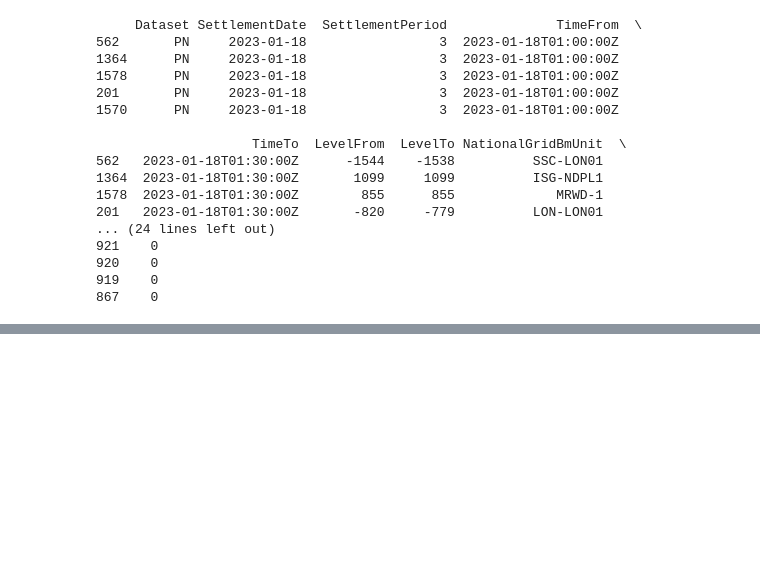
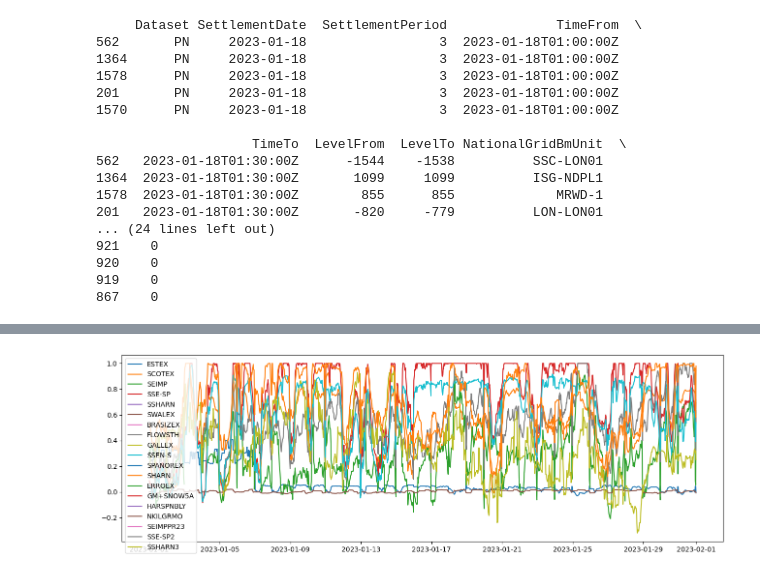
Before and after one commit to LukasFrankenQ/LMP, a Jupyter notebook: notebooks/temp_process_bmdata.ipynb, the cells around one changed output, grey strips where cells are left out. Drawn from its saved outputs; the diff is of its cells as text; code cells hidden in the pictures; blank space fills up the shorter version.

```diff
--- a/notebooks/temp_process_bmdata.ipynb
+++ b/notebooks/temp_process_bmdata.ipynb
@@ -447,3 +447,27 @@ wiki_within.head()
 | 9 | 57.262111 | -4.483528 | FOYE-2 | 6842 | 300.0 | http://www.wikidata.org/entity/Q1... | Q11969812 | Q339353 |
 | 10 | 57.216700 | -1.983330 | ABRBO-1 | 2505 | 96.8 | http://www.wikidata.org/entity/Q1... | Q17509465 | Q1357601 |
 | 14 | 52.980800 | -3.968890 | FFES-3 | 6840 | 360.0 | http://www.wikidata.org/entity/Q5... | Q5446209 | Q339353 |
+# %%
+import pandas as pd
+from pathlib import Path
+
+df = pd.read_csv(Path.cwd().parent / 'data' / 'day-ahead-constraints-limits-and-flow-output-v1.5.csv', index_col=0, parse_dates=True)
+# %%
+df['share'] = df['Flow (MW)'] / df['Limit (MW)']
+# %%
+import matplotlib.pyplot as plt
+
+fig, ax = plt.subplots(1, 1, figsize=(16, 5))
+
+for g in df.index.unique():
+    ss = df.loc[g]
+    ss.index = pd.to_datetime(ss['Date (GMT/BST)'], format='mixed')
+
+    ss = ss.loc[pd.Timestamp('2023-01'):pd.Timestamp('2023-02')]
+    ax.plot(ss.index, ss['share'], label=g)
+
+ax.legend()
+
+plt.show()
+# %% [output]
+[figure, added]
```
Also changed, not shown: 5 other files.
